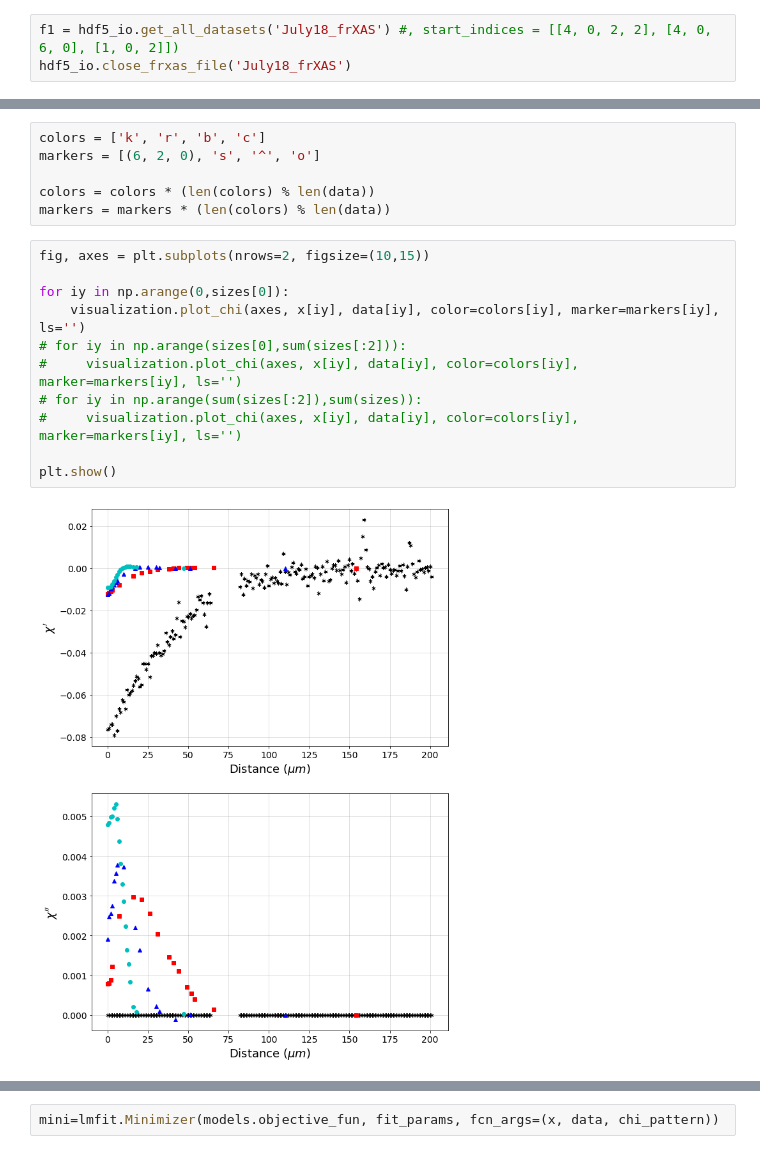
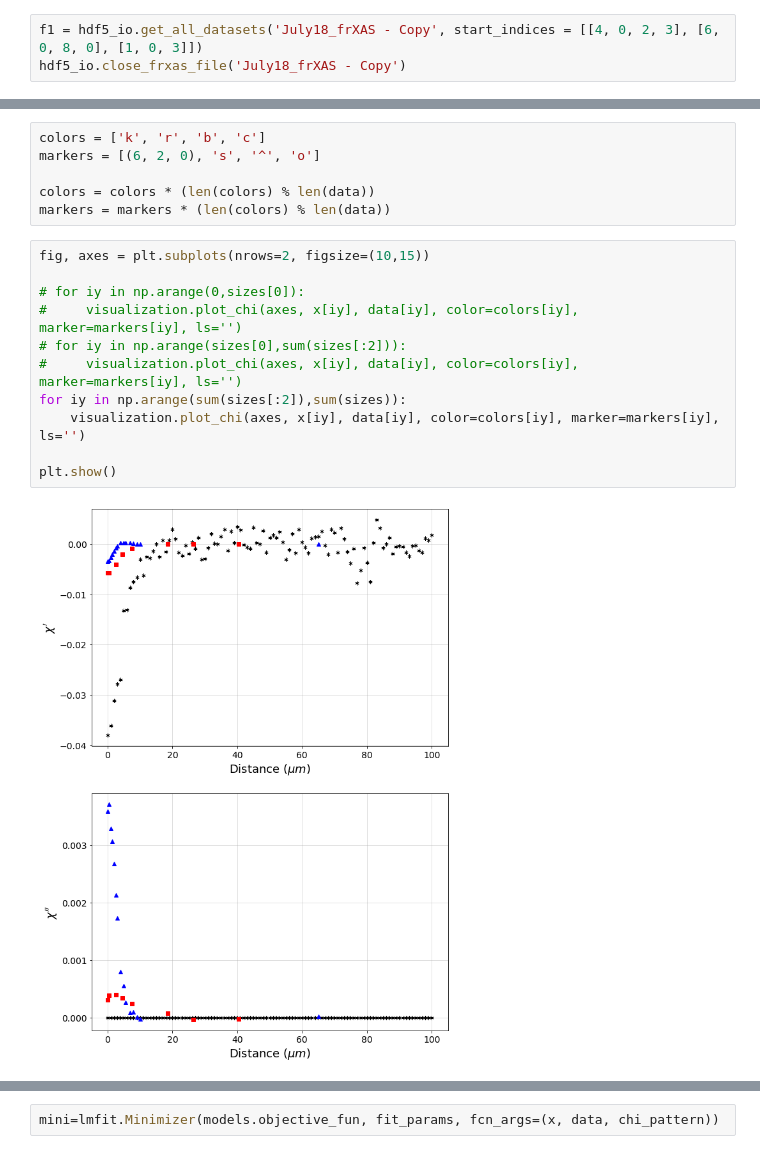
Before and after one commit to BGerwe/Xray-Project, a Jupyter notebook: fr_XAS/July18 Data V Cont Amp Patterned Model.ipynb, the cells around one changed output, grey strips where cells are left out. Cells and saved outputs as stored; diff of their text form.

```diff
--- a/fr_XAS/July18 Data V Cont Amp Patterned Model.ipynb
+++ b/fr_XAS/July18 Data V Cont Amp Patterned Model.ipynb
@@ -55,7 +55,7 @@ def chi_pattern(x, amp, aoo, gamma, ld, tg, yd, f, L, po2, po2_ref):
     return chi
 # %%
-f1 = hdf5_io.get_all_datasets('July18_frXAS') #, start_indices = [[4, 0, 2, 2], [4, 0, 6, 0], [1, 0, 2]])
-hdf5_io.close_frxas_file('July18_frXAS')
+f1 = hdf5_io.get_all_datasets('July18_frXAS - Copy', start_indices = [[4, 0, 2, 3], [6, 0, 8, 0], [1, 0, 3]])
+hdf5_io.close_frxas_file('July18_frXAS - Copy')
 # %%
 x, data, frequencies, gases, sizes = hdf5_io.unpack_data(f1, kind='data_adj')
 # %%
@@ -67,16 +67,16 @@ markers = markers * (len(colors) % len(data))
 # %%
 fig, axes = plt.subplots(nrows=2, figsize=(10,15))
 
-for iy in np.arange(0,sizes[0]):
-    visualization.plot_chi(axes, x[iy], data[iy], color=colors[iy], marker=markers[iy], ls='')
+# for iy in np.arange(0,sizes[0]):
+#     visualization.plot_chi(axes, x[iy], data[iy], color=colors[iy], marker=markers[iy], ls='')
 # for iy in np.arange(sizes[0],sum(sizes[:2])):
 #     visualization.plot_chi(axes, x[iy], data[iy], color=colors[iy], marker=markers[iy], ls='')
-# for iy in np.arange(sum(sizes[:2]),sum(sizes)):
-#     visualization.plot_chi(axes, x[iy], data[iy], color=colors[iy], marker=markers[iy], ls='')
+for iy in np.arange(sum(sizes[:2]),sum(sizes)):
+    visualization.plot_chi(axes, x[iy], data[iy], color=colors[iy], marker=markers[iy], ls='')
 
 plt.show()
 # %% [output]
-[figure, old version]
+[figure, new version]
 # %%
 fit_params = Parameters()
 
```
Also changed, not shown: parts of 10 cells of this notebook, 9 other files.
